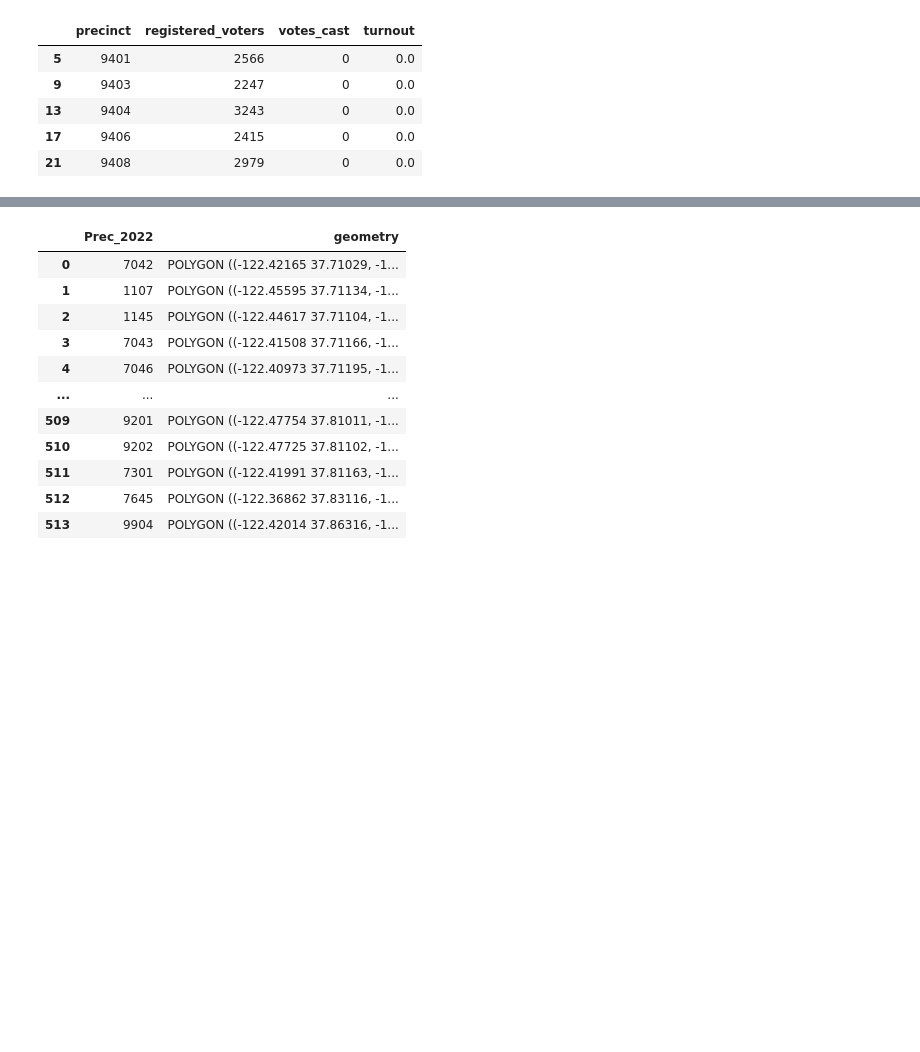
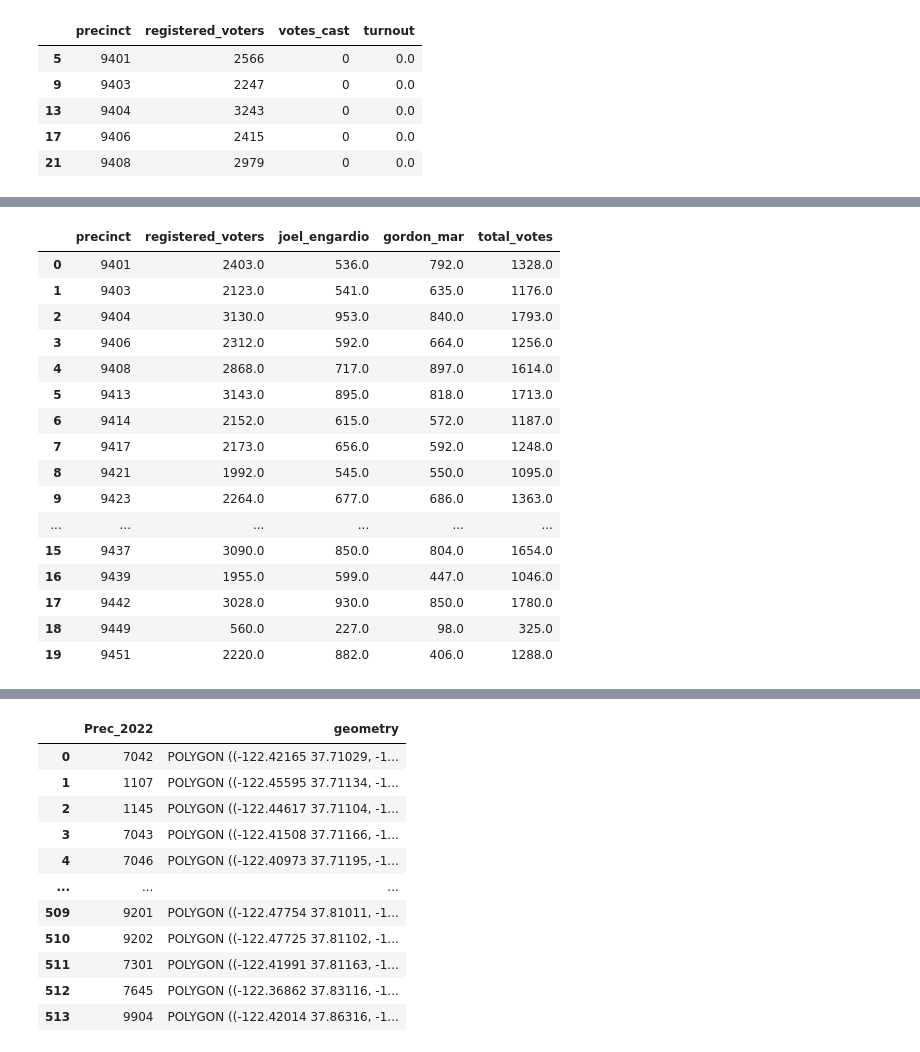
Before and after one commit to MissionLocal/2025-special-election-results, a Jupyter notebook: read_results.ipynb, the cells around one changed output, grey strips where cells are left out. Cells and saved outputs as stored; diff of their text form; code cells hidden in the pictures; blank space fills up the shorter version.

```diff
--- a/read_results.ipynb
+++ b/read_results.ipynb
@@ -224,0 +330,20 @@ dfTurnout
+# %%
+dfd4_grouped
+# %% [output]
+|  | precinct | registered_voters | joel_engardio | gordon_mar | total_votes |
+| 0 | 9401 | 2403.0 | 536.0 | 792.0 | 1328.0 |
+| 1 | 9403 | 2123.0 | 541.0 | 635.0 | 1176.0 |
+| 2 | 9404 | 3130.0 | 953.0 | 840.0 | 1793.0 |
+| 3 | 9406 | 2312.0 | 592.0 | 664.0 | 1256.0 |
+| 4 | 9408 | 2868.0 | 717.0 | 897.0 | 1614.0 |
+| 5 | 9413 | 3143.0 | 895.0 | 818.0 | 1713.0 |
+| 6 | 9414 | 2152.0 | 615.0 | 572.0 | 1187.0 |
+| 7 | 9417 | 2173.0 | 656.0 | 592.0 | 1248.0 |
+| 8 | 9421 | 1992.0 | 545.0 | 550.0 | 1095.0 |
+| 9 | 9423 | 2264.0 | 677.0 | 686.0 | 1363.0 |
+| ... | ... | ... | ... | ... | ... |
+| 15 | 9437 | 3090.0 | 850.0 | 804.0 | 1654.0 |
+| 16 | 9439 | 1955.0 | 599.0 | 447.0 | 1046.0 |
+| 17 | 9442 | 3028.0 | 930.0 | 850.0 | 1780.0 |
+| 18 | 9449 | 560.0 | 227.0 | 98.0 | 325.0 |
+| 19 | 9451 | 2220.0 | 882.0 | 406.0 | 1288.0 |
```
Also changed, not shown: parts of 27 cells of this notebook, 7 other files.
